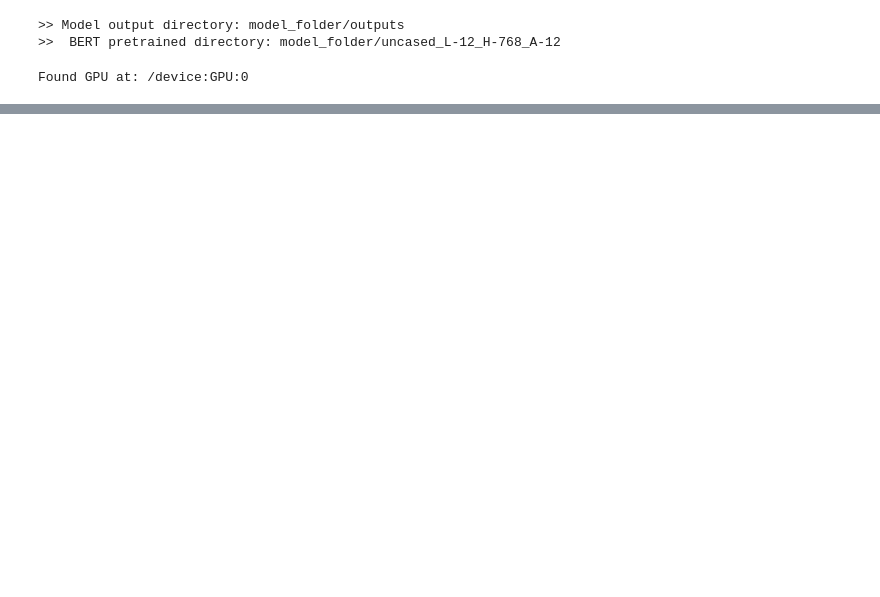
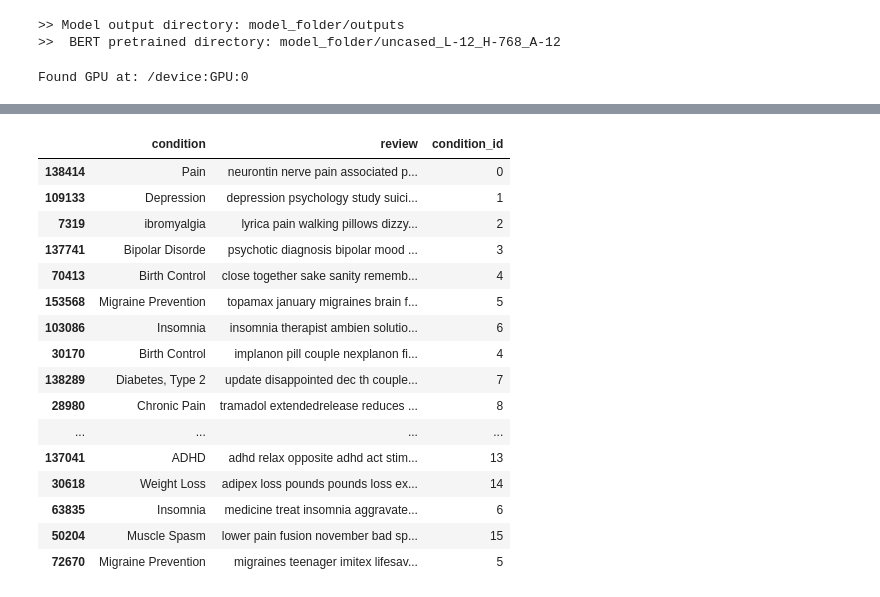
Before and after one commit to anoop19/Multi-Class-Classification, a Jupyter notebook: src/word2vec.ipynb, the cells around one changed output, grey strips where cells are left out. Cells and saved outputs as stored; diff of their text form; code cells hidden in the pictures; blank space fills up the shorter version.

```diff
--- a/src/word2vec.ipynb
+++ b/src/word2vec.ipynb
@@ -64,5 +141,5 @@ df_train_fil.condition.value_counts()
 # %%
 
-df_train_fil.replace({'condition':{'Generalized Anxiety Disorde': 'Anxiety Disorder','Anxiety and Stress': 'Anxiety Disorder','Anxiety':'Anxiety Disorder','Major Depressive Disorde':'Depression'}},inplace= True)
+df_train_fil.replace({'condition':{'Generalized Anxiety Disorde': 'Anxiety Disorder','Anxiety and Stress': 'Anxiety Disorder','Anxiety':'Anxiety Disorder','Major Depressive Disorde':'Depression','Pain':'Chronic Pain'}},inplace= True)
 # %%
 df_train_fil.condition.unique()
@@ -470,0 +665,20 @@ weighted avg       0.60      0.66      0.61      4532
+# %%
+df_train_fil[0:20]
+# %% [output]
+|  | condition | review | condition_id |
+| 138414 | Pain | neurontin nerve pain associated p... | 0 |
+| 109133 | Depression | depression psychology study suici... | 1 |
+| 7319 | ibromyalgia | lyrica pain walking pillows dizzy... | 2 |
+| 137741 | Bipolar Disorde | psychotic diagnosis bipolar mood ... | 3 |
+| 70413 | Birth Control | close together sake sanity rememb... | 4 |
+| 153568 | Migraine Prevention | topamax january migraines brain f... | 5 |
+| 103086 | Insomnia | insomnia therapist ambien solutio... | 6 |
+| 30170 | Birth Control | implanon pill couple nexplanon fi... | 4 |
+| 138289 | Diabetes, Type 2 | update disappointed dec th couple... | 7 |
+| 28980 | Chronic Pain | tramadol extendedrelease reduces ... | 8 |
+| ... | ... | ... | ... |
+| 137041 | ADHD | adhd relax opposite adhd act stim... | 13 |
+| 30618 | Weight Loss | adipex loss pounds pounds loss ex... | 14 |
+| 63835 | Insomnia | medicine treat insomnia aggravate... | 6 |
+| 50204 | Muscle Spasm | lower pain fusion november bad sp... | 15 |
+| 72670 | Migraine Prevention | migraines teenager imitex lifesav... | 5 |
```
Also changed, not shown: parts of 25 cells of this notebook.
